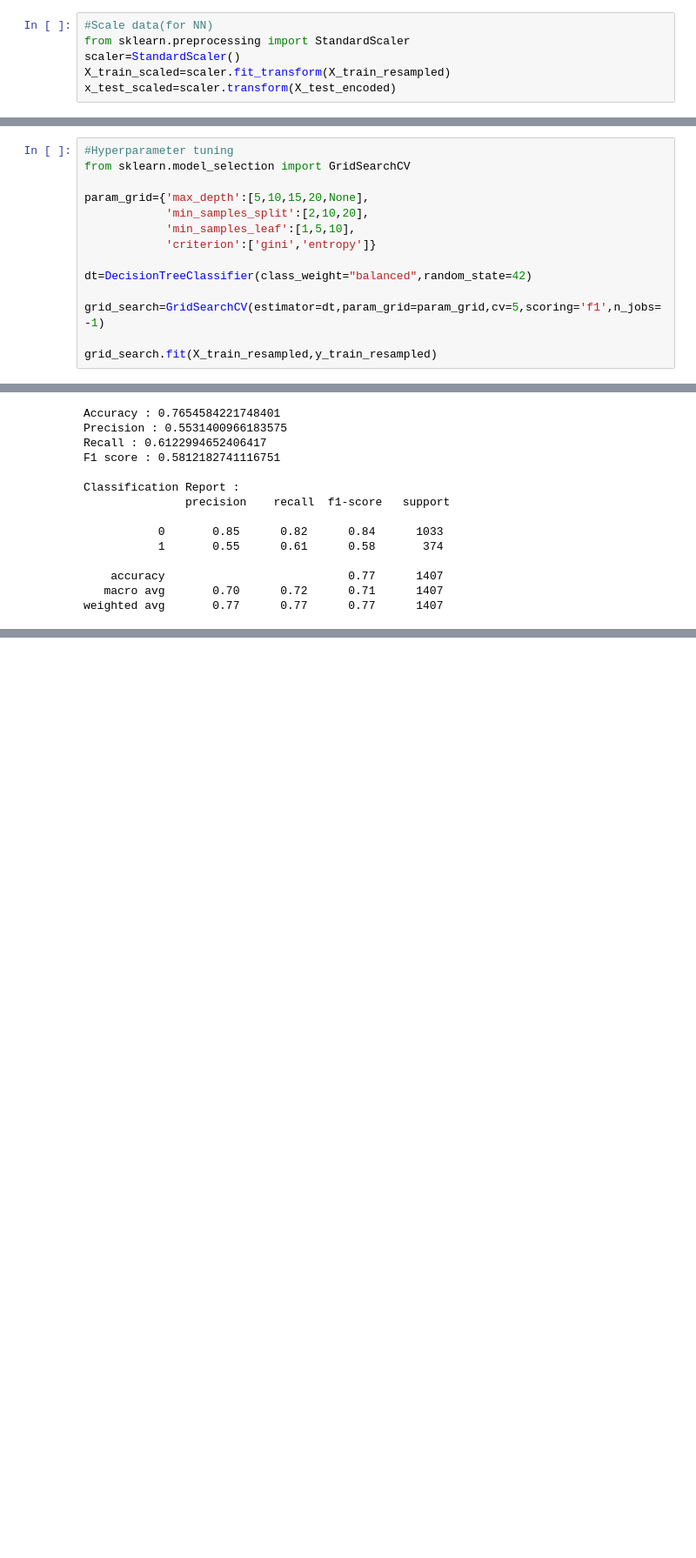
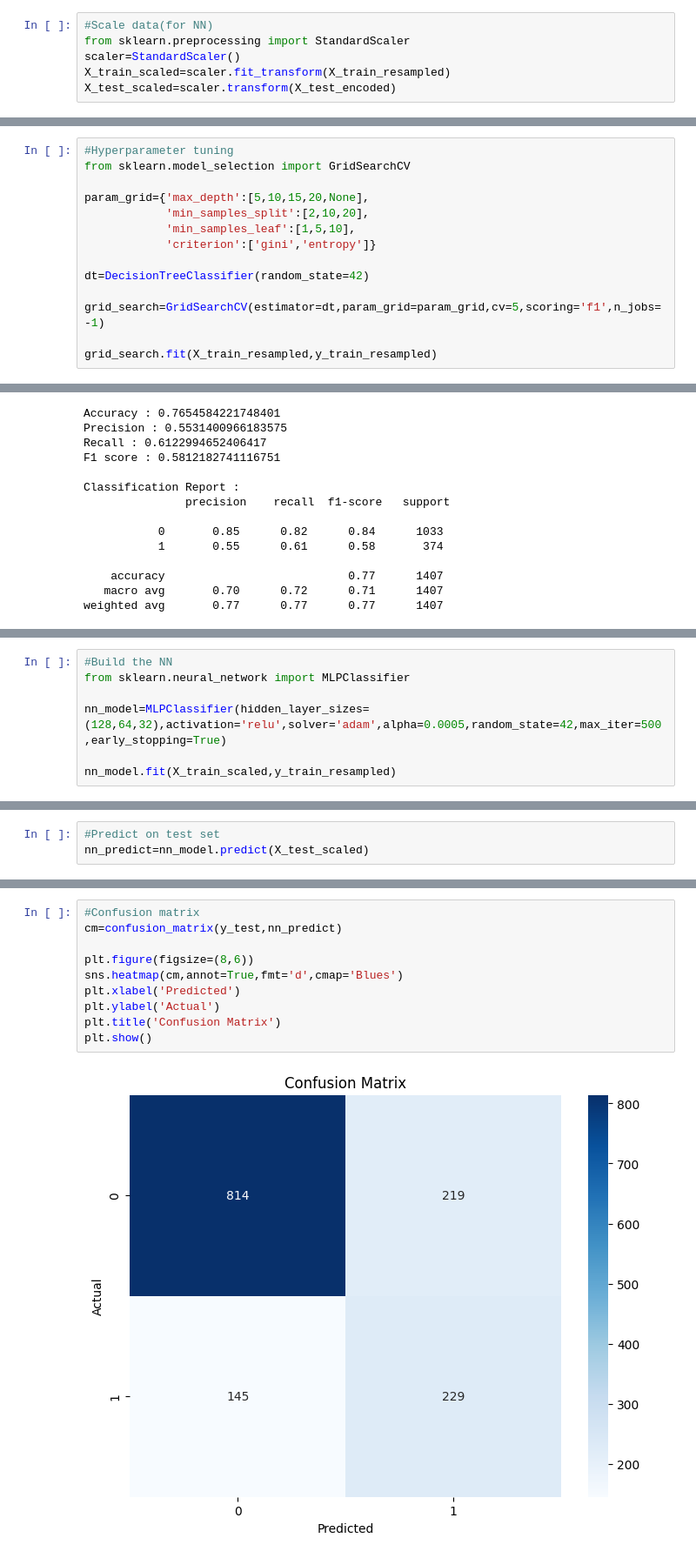
Before and after one commit to vicha1234/TelcoChurnPrediction, a Jupyter notebook: 2425610.ipynb, the cells around one changed output, grey strips where cells are left out. Shown at 87% size. Saved outputs shown, nothing was run; the diff lists cells and outputs as text; blank space fills up the shorter version.

Commit message:
Build the Neural Network , Tune and evaluate

```diff
--- a/2425610.ipynb
+++ b/2425610.ipynb
@@ -305,7 +305,7 @@ dtype: int64
 from sklearn.preprocessing import StandardScaler
 scaler=StandardScaler()
 X_train_scaled=scaler.fit_transform(X_train_resampled)
-x_test_scaled=scaler.transform(X_test_encoded)
+X_test_scaled=scaler.transform(X_test_encoded)
 # %% [markdown]
 # **Decision Tree**
 # %%
@@ -366,7 +366,7 @@ param_grid={'max_depth':[5,10,15,20,None],
             'min_samples_leaf':[1,5,10],
             'criterion':['gini','entropy']}
 
-dt=DecisionTreeClassifier(class_weight="balanced",random_state=42)
+dt=DecisionTreeClassifier(random_state=42)
 
 grid_search=GridSearchCV(estimator=dt,param_grid=param_grid,cv=5,scoring='f1',n_jobs=-1)
 
@@ -414,0 +418,7 @@ weighted avg       0.77      0.77      0.77      1407
+# %%
+#Build the NN
+from sklearn.neural_network import MLPClassifier
+
+nn_model=MLPClassifier(hidden_layer_sizes=(128,64,32),activation='relu',solver='adam',alpha=0.0005,random_state=42,max_iter=500,early_stopping=True)
+
+nn_model.fit(X_train_scaled,y_train_resampled)
@@ -414,0 +428,3 @@ weighted avg       0.77      0.77      0.77      1407
+# %%
+#Predict on test set
+nn_predict=nn_model.predict(X_test_scaled)
@@ -414,0 +456,12 @@ weighted avg       0.77      0.77      0.77      1407
+# %%
+#Confusion matrix
+cm=confusion_matrix(y_test,nn_predict)
+
+plt.figure(figsize=(8,6))
+sns.heatmap(cm,annot=True,fmt='d',cmap='Blues')
+plt.xlabel('Predicted')
+plt.ylabel('Actual')
+plt.title('Confusion Matrix')
+plt.show()
+# %% [output]
+[figure, added]
```
Also changed, not shown: parts of 9 cells of this notebook.
